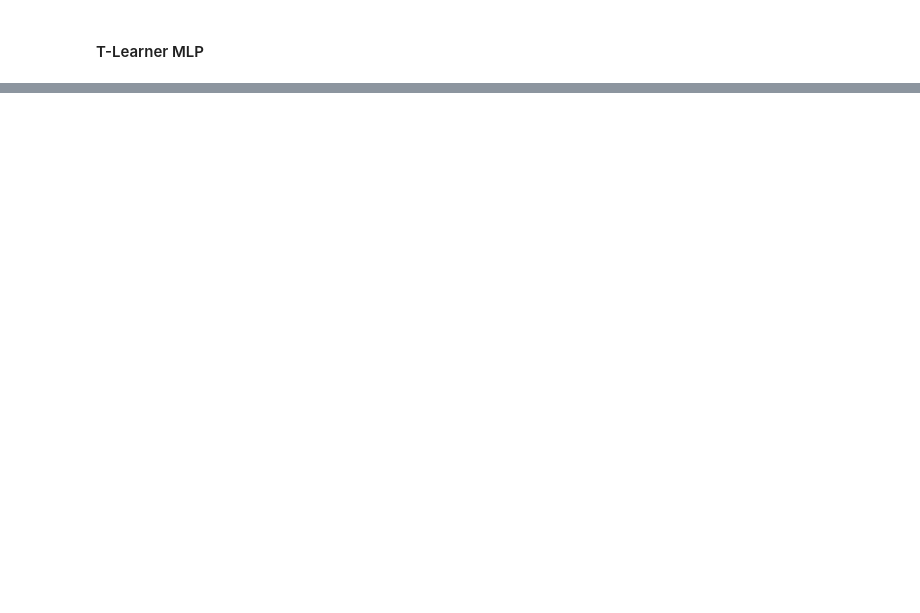
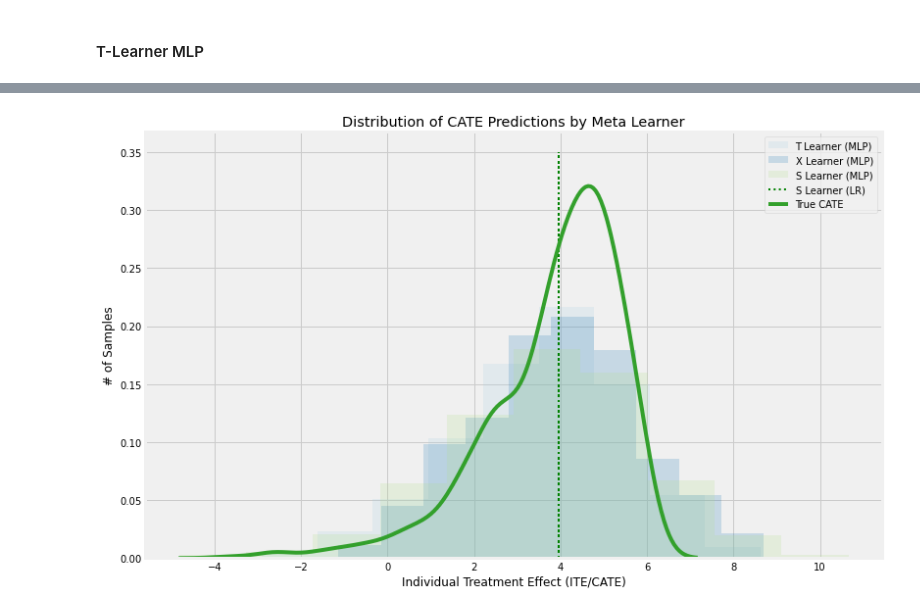
Before and after one commit to isaacdsloan/meta_learners, a Jupyter notebook: ihdp_uber.ipynb, the cells around one changed output, grey strips where cells are left out. Drawn from its saved outputs; the diff is of its cells as text; code cells hidden in the pictures; blank space fills up the shorter version.

```diff
--- a/ihdp_uber.ipynb
+++ b/ihdp_uber.ipynb
@@ -83,0 +37,6 @@ Individualized CATE True: GREEN
+# %%
+import pandas as pd
+ols = BaseSLearner(learner=LinearRegression())
+
+
+cate_ols_outcome, slearner_ols_results = get_metrics("S Learner (LR)", ols)
@@ -83,0 +55,4 @@ Individualized CATE True: GREEN
+# %%
+s_mlp = BaseSLearner(learner=MLPRegressor(hidden_layer_sizes = [100,100], batch_size=64, max_iter=1000))
+cate_s_mlp_outcome, slearner_mlp_results = get_metrics("S Learner (MLP)", s_mlp)
+slearner_mlp_results
@@ -84,9 +102,14 @@ Individualized CATE True: GREEN
 # %% [markdown]
 #### T-Learner MLP
 # %%
-t_mlp = MLPTRegressor()
+# lr=0.1000,layer=7, neurons=20
+layer = [20 for i in np.arange(10)]
+t_mlp = BaseTLearner(learner=MLPRegressor(hidden_layer_sizes=layer, learning_rate_init=1e-5, batch_size=64, max_iter=3000))
 
-ate, lb, ub = t_mlp.estimate_ate(X, z, y)
-print("Average Treatment Effect (True = %2f): %2f" % (np.average(data['mu_1']-data['mu_0']), ate))
-print("Confidence Interval (CI): %2f, %2f " % (lb, ub))
+cate_t_mlp_outcome, tlearner_mlp_results = get_metrics("T Learner (MLP)", t_mlp)
+tlearner_mlp_results
+
+# ate, lb, ub = t_mlp.estimate_ate(X, z, y)
+# print("Average Treatment Effect (True = %2f): %2f" % (np.average(data['mu_1']-data['mu_0']), ate))
+# print("Confidence Interval (CI): %2f, %2f " % (lb, ub))
 # %% [output]
@@ -112,0 +159,4 @@ Individualized CATE True: GREEN
+# %%
+%%capture
+x_mlp = BaseXLearner(learner=MLPRegressor(hidden_layer_sizes=(100), batch_size=64, max_iter=2000,activation="relu"))
+cate_x_mlp_outcome, xlearner_mlp_results = get_metrics("X Learner (MLP)", x_mlp)
@@ -112,0 +214,15 @@ Individualized CATE True: GREEN
+# %%
+alpha=0.2
+plt.figure(figsize=(12,8))
+plt.hist(cate_t_mlp_outcome, alpha=alpha, label='T Learner (MLP)', density=True)
+plt.hist(cate_x_mlp_outcome,alpha=alpha, label='X Learner (MLP)',  density=True)
+plt.hist(cate_s_mlp_outcome,alpha=alpha, label='S Learner (MLP)',  density=True)
+plt.vlines(cate_ols_outcome, 0, 0.35, label='S Learner (LR)',
+           linestyles='dotted', colors='green', linewidth=2)
+sns.kdeplot(ite, label="True CATE")
+plt.title('Distribution of CATE Predictions by Meta Learner')
+plt.xlabel('Individual Treatment Effect (ITE/CATE)')
+plt.ylabel('# of Samples')
+_=plt.legend()
+# %% [output]
+[figure, added]
```
Also changed, not shown: parts of 29 cells of this notebook.
